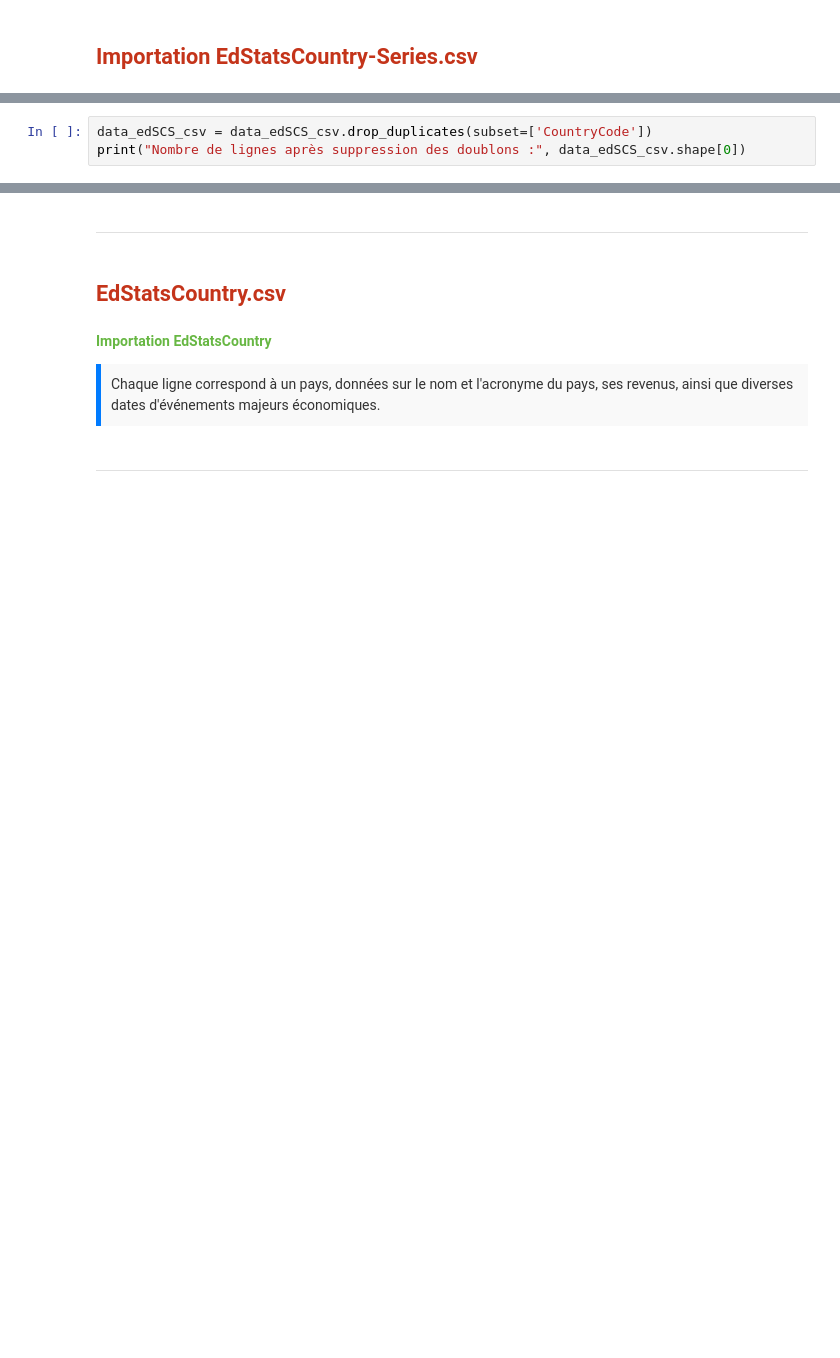
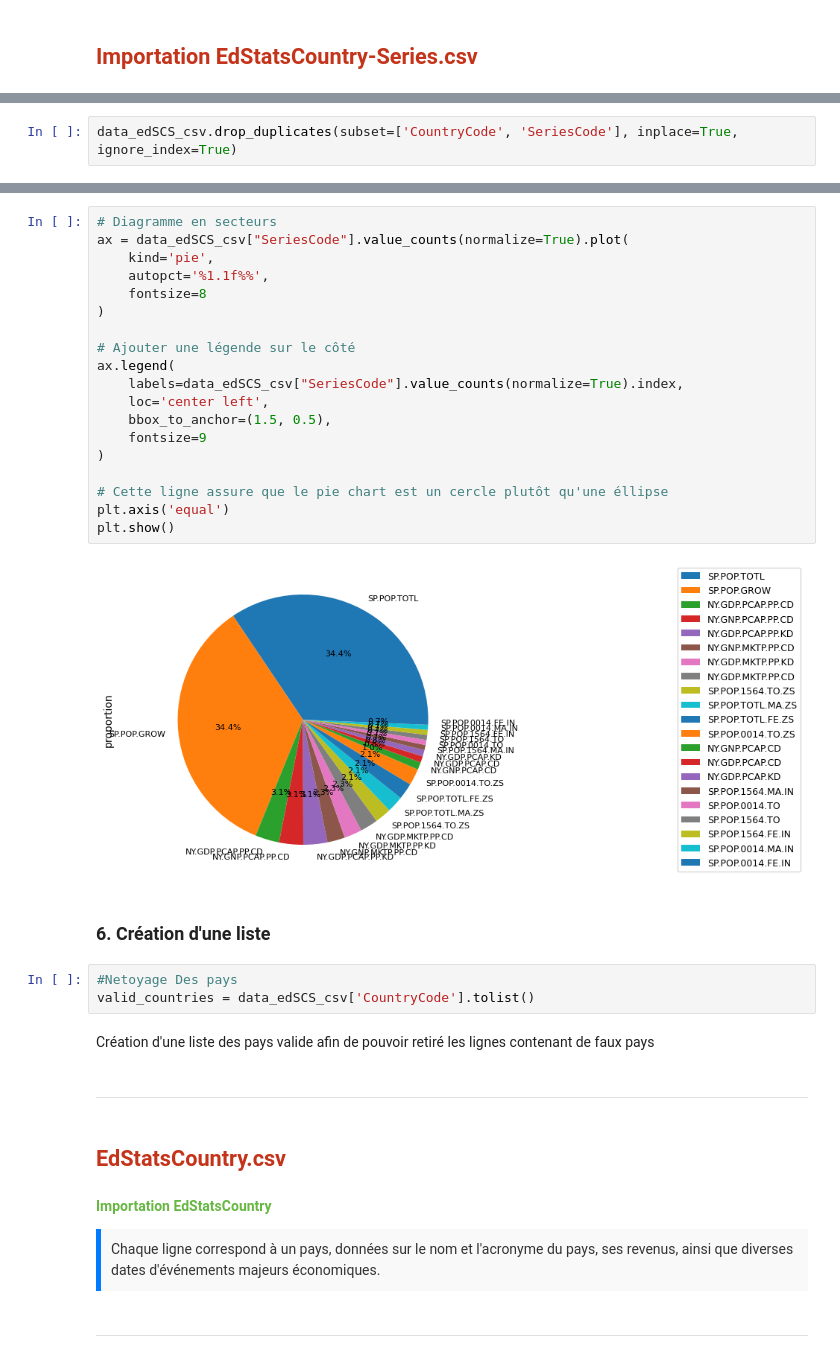
Before and after one commit to Xantos07/EducationalSystems, a Jupyter notebook: EducationalSystems.ipynb, the cells around one changed output, grey strips where cells are left out. Cells and saved outputs as stored; diff of their text form; blank space fills up the shorter version.

```diff
--- a/EducationalSystems.ipynb
+++ b/EducationalSystems.ipynb
@@ -88,3 +87,0 @@ Length: 613, dtype: bool
-# %%
-data_edSCS_csv = data_edSCS_csv.drop_duplicates(subset=['CountryCode'])
-print("Nombre de lignes après suppression des doublons :", data_edSCS_csv.shape[0])
@@ -134,0 +92,2 @@ data_edSCS_csv.describe()
+# %%
+data_edSCS_csv.drop_duplicates(subset=['CountryCode', 'SeriesCode'], inplace=True, ignore_index=True)
@@ -164,4 +127,32 @@ NY.GDP.MKTP.PP.KD      1
 Name: count, dtype: int64
+# %%
+# Diagramme en secteurs
+ax = data_edSCS_csv["SeriesCode"].value_counts(normalize=True).plot(
+    kind='pie',
+    autopct='%1.1f%%',
+    fontsize=8
+)
+
+# Ajouter une légende sur le côté
+ax.legend(
+    labels=data_edSCS_csv["SeriesCode"].value_counts(normalize=True).index,
+    loc='center left',
+    bbox_to_anchor=(1.5, 0.5),
+    fontsize=9
+)
+
+# Cette ligne assure que le pie chart est un cercle plutôt qu'une éllipse
+plt.axis('equal')
+plt.show()
+# %% [output]
+[figure, added]
+# %% [markdown]
+### 6. Création d'une liste
+# %%
+#Netoyage Des pays
+valid_countries = data_edSCS_csv['CountryCode'].tolist()
+# %% [markdown]
+Création d'une liste des pays valide afin de pouvoir retiré les lignes contenant de faux pays
 # %% [markdown]
 <hr style="border: 1px solid #C4341A;">
 # %% [markdown]
```
Also changed, not shown: parts of 32 cells of this notebook.
